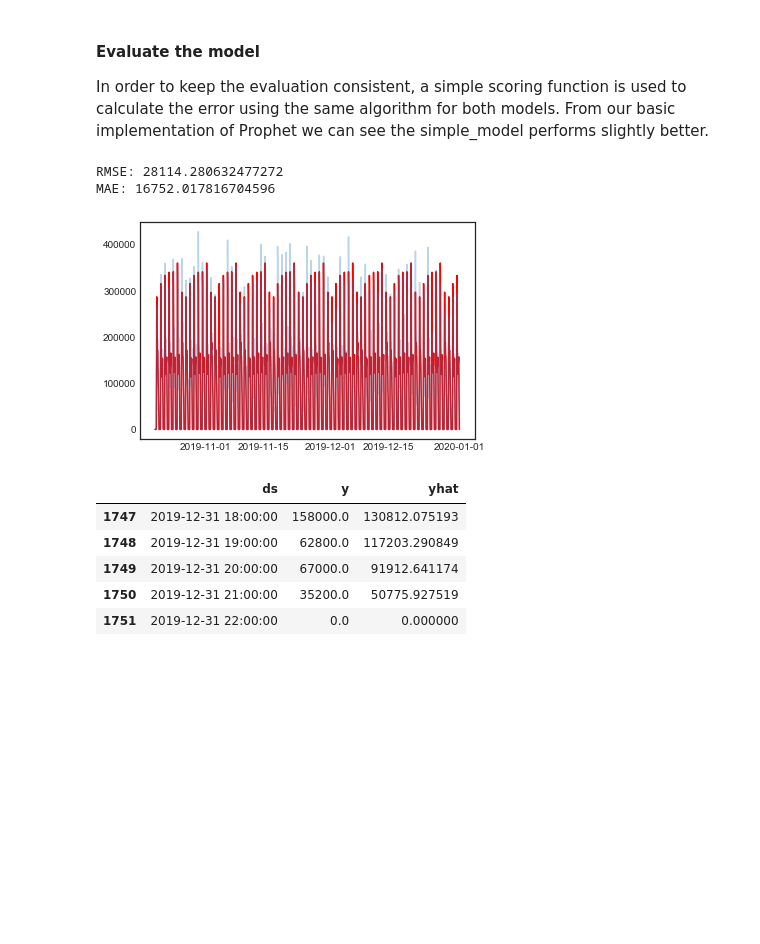
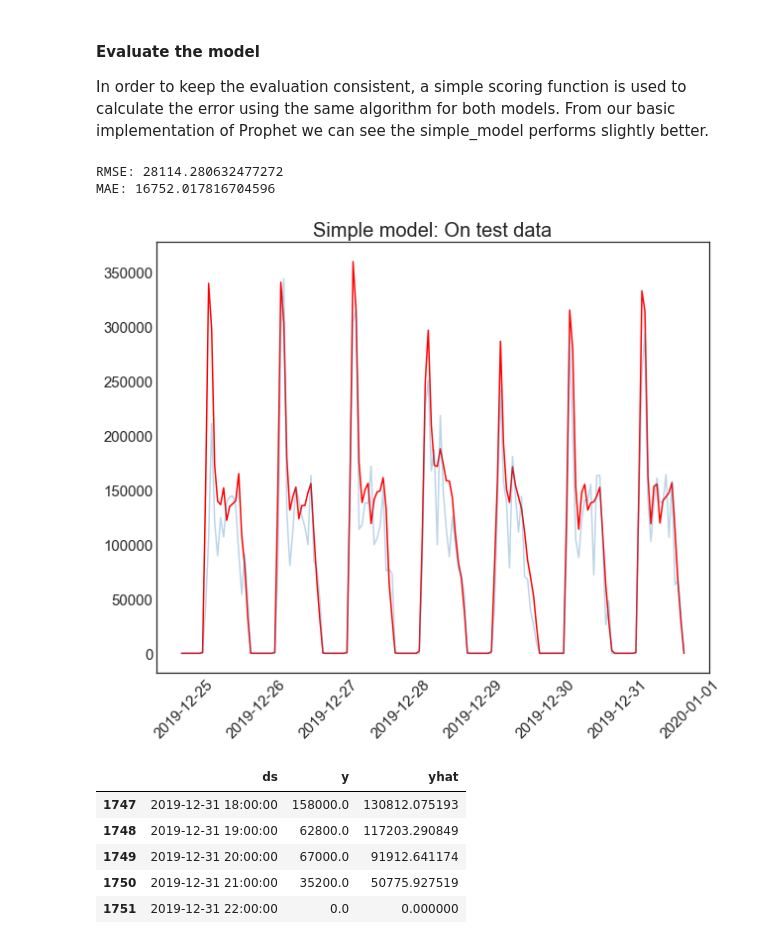
Before and after one commit to chul0717/capstone2, a Jupyter notebook: src/notebook.ipynb, the cells around one changed output. Cells and saved outputs as stored; diff of their text form; code cells hidden in the pictures; blank space fills up the shorter version.

```diff
--- a/src/notebook.ipynb
+++ b/src/notebook.ipynb
@@ -674,13 +679,18 @@ def simple_scorer(df):
     mae = np.abs(df["y"] - df["yhat"]).mean()
     print(f"RMSE: {rmse}")
     print(f"MAE: {mae}")
-# %%
-sm_df = simple_model(train_df, test_df)
-simple_scorer(sm_df)
-# %% [output]
-RMSE: 28114.280632477272
-MAE: 16752.017816704596
-[figure, removed]
+# %%
+fig, ax = plt.subplots(figsize=(10,8))
+sm_df = simple_model(train_df, test_df, ax=ax)
+plt.title("Simple model: On test data")
+plt.xticks(rotation=45)
+fig.savefig('/Users/chulgyukim/gds/capstone2/plots/simple_model_validation.png')
+
+simple_scorer(sm_df)
+# %% [output]
+RMSE: 28114.280632477272
+MAE: 16752.017816704596
+[figure, added]
 # %%
 # format Prophet forecast so that scoring function can be implemented
 def prep_forecast(forecast_df, test_df):
```
Also changed, not shown: parts of 22 cells of this notebook.
